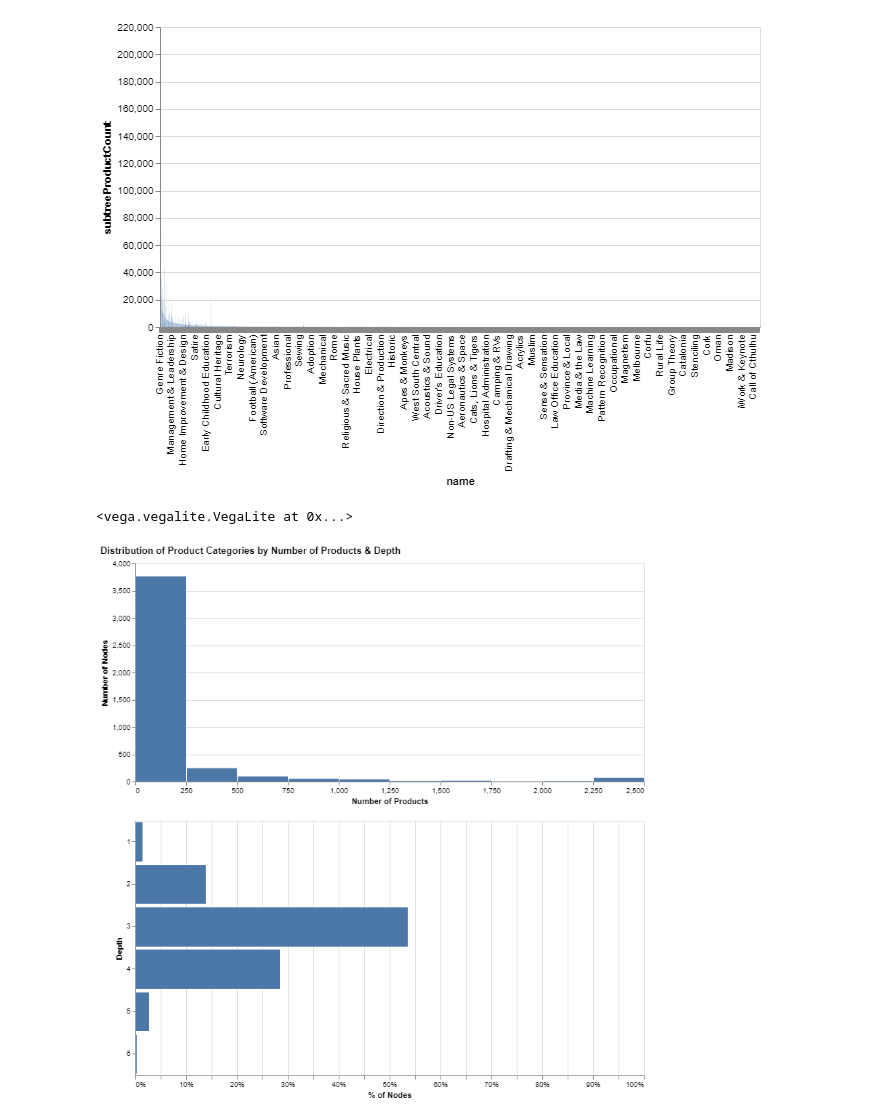
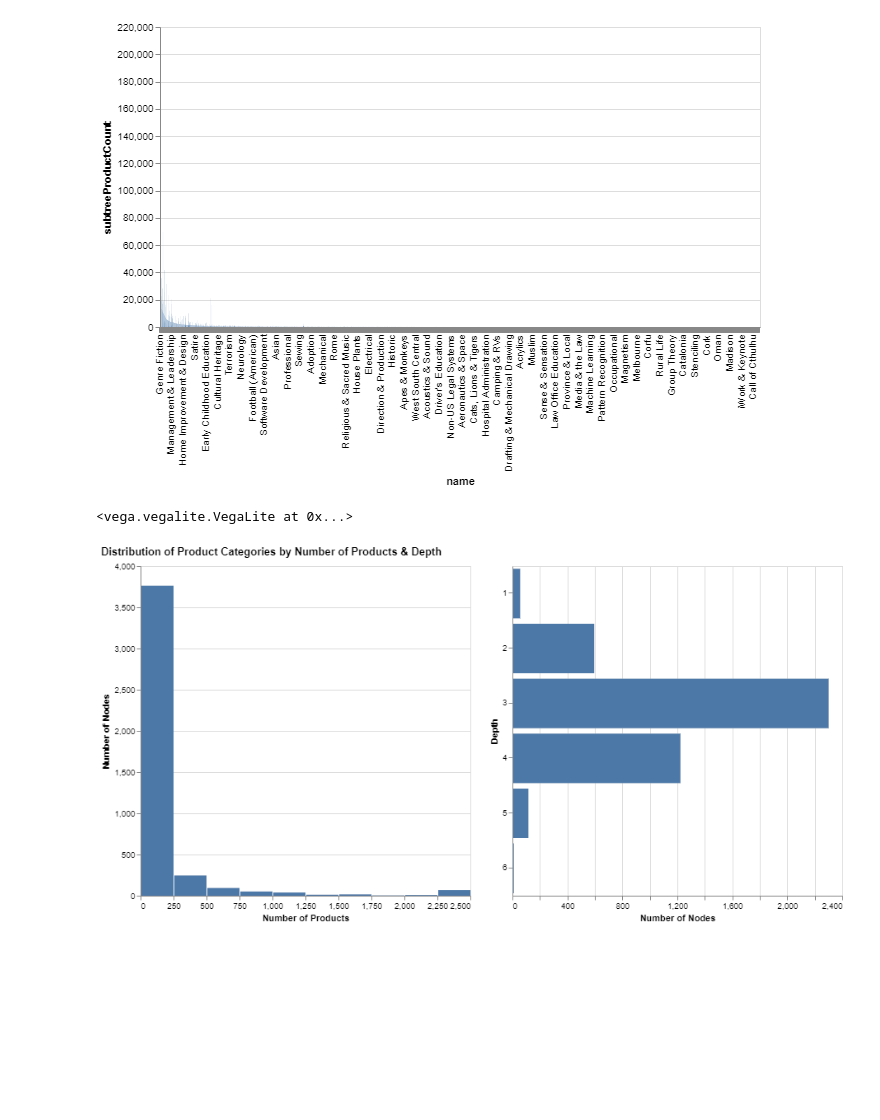
Before and after one commit to stewarthkerr/CS765_DC3, a Jupyter notebook: code/kerr_dc3.ipynb, the cells around one changed output. Cells and saved outputs as stored; diff of their text form; code cells hidden in the pictures; blank space fills up the shorter version.

Commit message:
Added highlighting

```diff
--- a/code/kerr_dc3.ipynb
+++ b/code/kerr_dc3.ipynb
@@ -52,43 +52,77 @@ alt.Chart(books_df).mark_bar().encode(
 <vega.vegalite.VegaLite at 0x...>
 [figure]
 # %%
-#Selection for top chart
+#Selection for left chart
 brush = alt.selection_interval(encodings=['x'],empty='all')
 
 #Product categories by number of products
-top = alt.Chart(books_df[1:]).mark_bar().encode(
+left = alt.Chart(books_df[1:]).mark_bar().encode(
         alt.X("productCount:Q",
           bin=alt.BinParams(extent = [0,2500], step = 250),
           scale=alt.Scale(domain=(0, 2500)),
           axis=alt.Axis(title="Number of Products")),
         alt.Y('count()',
           axis=alt.Axis(title = "Number of Nodes"))
-    ).properties(width = 700
-    ).add_selection(brush)
+    ).properties(width = 400, height = 400)
 
 #Product categories by depth
-bottom = alt.Chart(books_df[1:]).mark_bar().encode(
-        alt.X("percent_of_total:Q",
-             scale=alt.Scale(domain=(0,1)),
-             axis=alt.Axis(title = "% of Nodes", format = '.0%')),
+#right = alt.Chart(books_df[1:]).mark_bar().encode(
+#        alt.X("percent_of_total:Q",
+#             scale=alt.Scale(domain=(0,1)),
+#             axis=alt.Axis(title = "% of Nodes", format = '.0%')),
+#        alt.Y('Depth:O',
+#              scale=alt.Scale(domain=(1,2,3,4,5,6)))
+#    ).properties(width = 400, height = 400
+#    ).transform_filter(brush
+#    ).transform_joinaggregate(
+#        total_count='count(Depth)'
+#    ).transform_joinaggregate(
+#        depth_count='count(Depth)',
+#        groupby=['Depth']
+#    ).transform_calculate(
+#        percent_of_total = "datum.depth_count / datum.total_count")
+
+#Product categories by depth
+right = alt.Chart(books_df[1:]).mark_bar().encode(
+        alt.X("count()",
+             axis=alt.Axis(title = "Number of Nodes")),
         alt.Y('Depth:O',
               scale=alt.Scale(domain=(1,2,3,4,5,6)))
-    ).properties(width = 700, height = 350
-    ).transform_filter(brush
-    ).transform_joinaggregate(
-        total_count='count(Depth)'
-    ).transform_joinaggregate(
-        depth_count='count(Depth)',
-        groupby=['Depth']
-    ).transform_calculate(
-        percent_of_total = "datum.depth_count / datum.total_count")
+    ).properties(width = 400, height = 400)
 
 
-alt.vconcat(top,
-            bottom,
+# gray background with selection
+left_background = left.encode(
+    color=alt.value('#ddd')
+).add_selection(brush)
+
+# blue highlights on the transformed data
+left_highlight = left.transform_filter(brush)
+
+left_final = alt.layer(
+    left_background,
+    left_highlight,
+    data=books_df
+    )
+
+right_background = right.encode(
+    color=alt.value('#ddd')
+)
+
+# blue highlights on the transformed data
+right_highlight = right.transform_filter(brush)
+
+right_final = alt.layer(
+    right_background,
+    right_highlight,
+    data=books_df
+    )
+
+alt.hconcat(left_final,
+            right_final,
             data=books_df,
             title = "Distribution of Product Categories by Number of Products & Depth",
             resolve = alt.Resolve(scale=alt.LegendResolveMap(color=alt.ResolveMode('independent')))).display()
 # %% [output]
 <vega.vegalite.VegaLite at 0x...>
-[figure, old version]
+[figure, new version]
```
